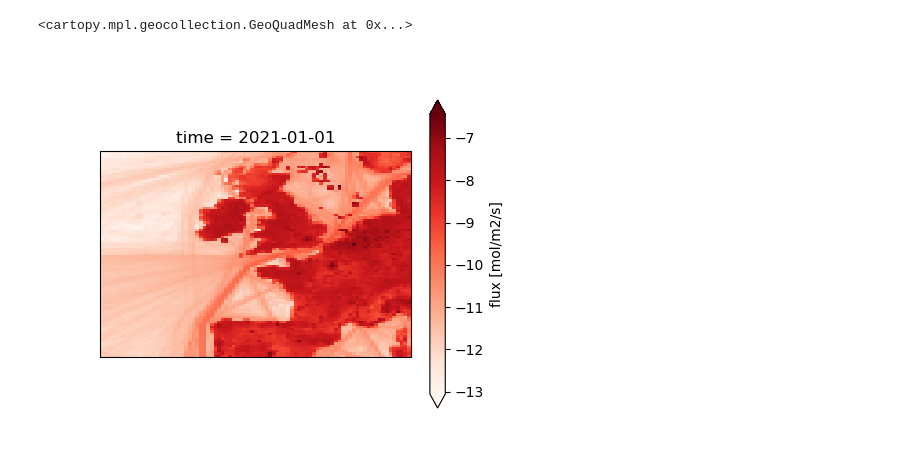
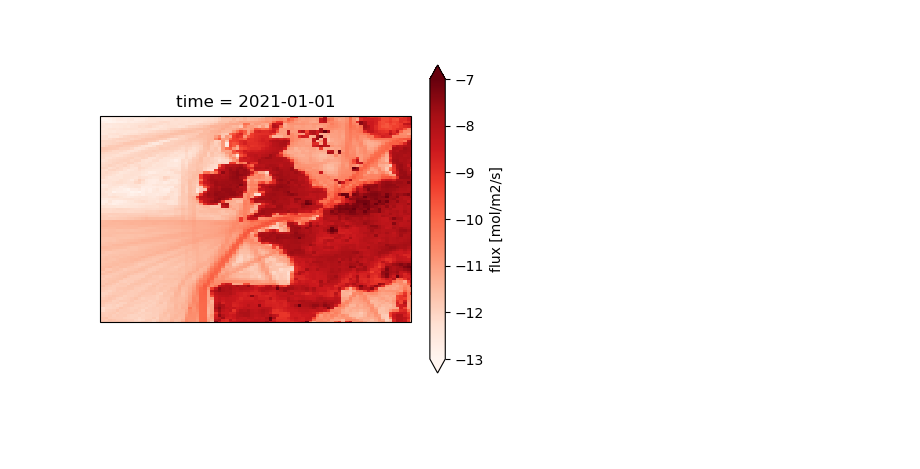
Before and after one commit to elenafillo/interactive_GHG_plots, a Jupyter notebook: outreach_plots.ipynb, the cells around one changed output. Cells and saved outputs as stored; diff of their text form; code cells hidden in the pictures.

```diff
--- a/outreach_plots.ipynb
+++ b/outreach_plots.ipynb
@@ -68,2 +69,2 @@ fig, slider = make_figure(
 # %%
-load_flux("EUROPE", "2021")
+flux = load_flux("EUROPE", "2021")
@@ -106,14 +71,14 @@ EDGAR year :
-# %%
-flux_path = "/group/chem/acrg/LPDM/emissions/EUROPE/ch4-edgar-annual-total_EUROPE_2021.nc"
-flux = xr.open_dataset(flux_path)
-# %%
-fig, ax = plt.subplots(figsize=(5,4), subplot_kw={"projection": ccrs.PlateCarree()})
-np.log10(flux.sel(lat=slice_uk["lat"], lon=slice_uk["lon"]).flux.squeeze()).plot(
-        ax=ax,
-        transform=ccrs.PlateCarree(),
-        cmap="Reds" , extend="both"
-    )
-#ax.coastlines()
-# %% [output]
-<cartopy.mpl.geocollection.GeoQuadMesh at 0x...>
-[figure, removed]
+# %%
+fig, ax = plt.subplots(figsize=(5,4), subplot_kw={"projection": ccrs.PlateCarree()})
+np.log10(flux.flux.squeeze()).plot(
+        ax=ax,
+        transform=ccrs.PlateCarree(),
+        cmap="Reds", extend="both", vmin=-13, vmax=-7
+    )
+ax.set_extent(
+    [slice_uk["lon"].start, slice_uk["lon"].stop, slice_uk["lat"].start, slice_uk["lat"].stop],
+    crs=ccrs.PlateCarree(),
+)
+#ax.coastlines()
+# %% [output]
+[figure, added]
```
Also changed, not shown: parts of 6 cells of this notebook, 1 other file.
